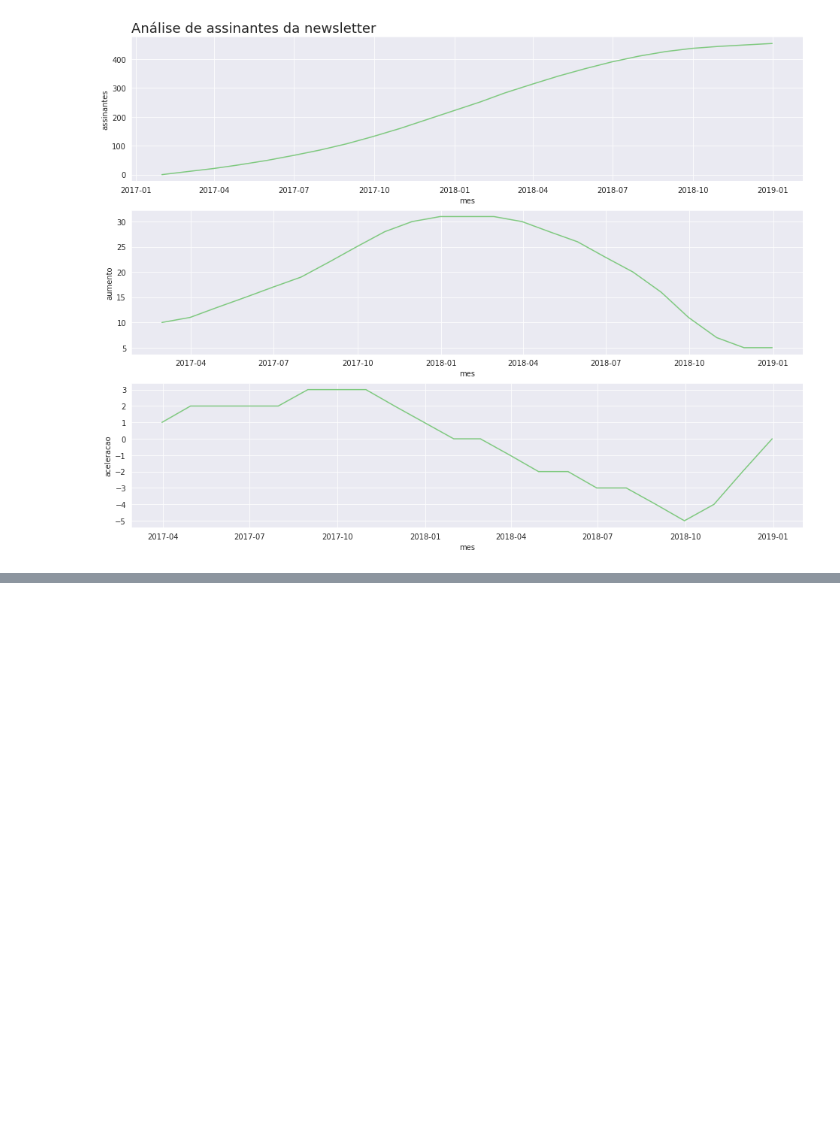
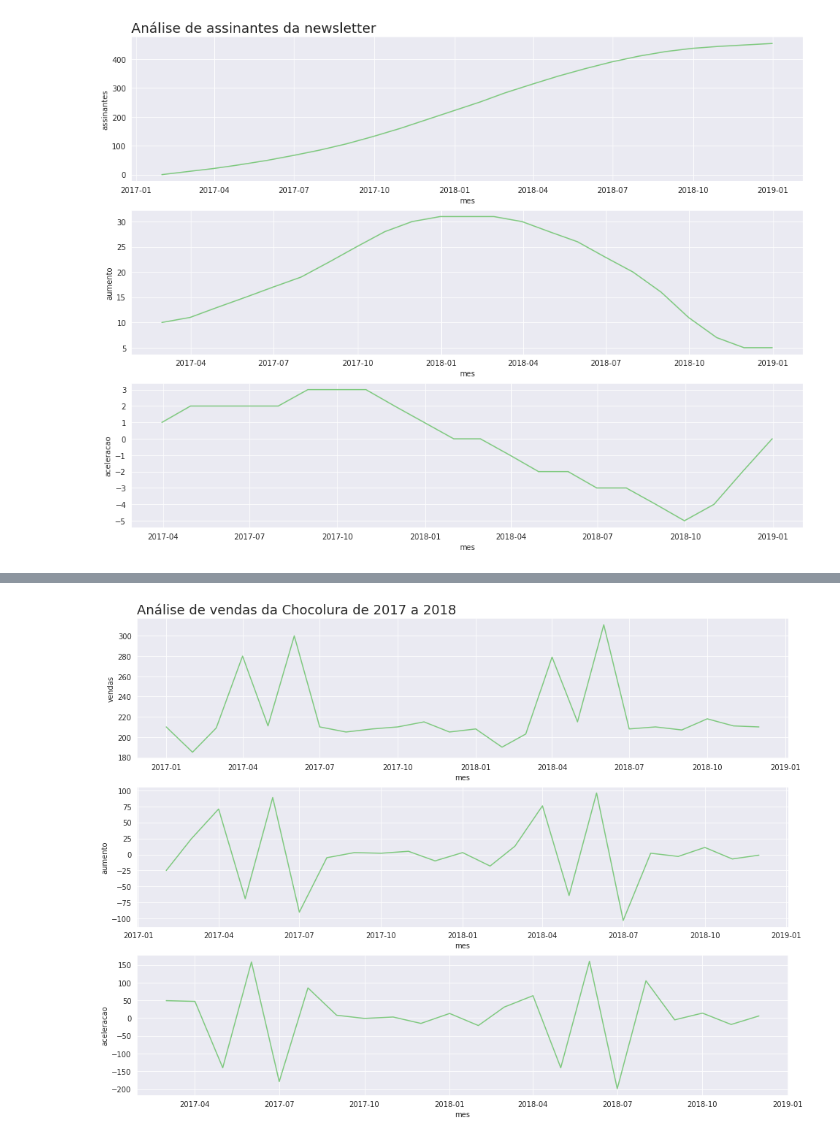
Before and after one commit to erikamarchi/data-science-introducao-a-analise-de-series-temporais, a Jupyter notebook: SeriesTemporais.ipynb, the cells around one changed output, grey strips where cells are left out. Saved outputs shown, nothing was run; the diff lists cells and outputs as text; code cells hidden in the pictures; blank space fills up the shorter version.

Commit message:
Analisa sazonalidade nas vendas de chocolate

```diff
--- a/SeriesTemporais.ipynb
+++ b/SeriesTemporais.ipynb
@@ -222,0 +225,4 @@ plot_comparacao('mes', 'assinantes', 'aumento', 'aceleracao', assinantes, 'Anál
+# %%
+chocolura = pd. read_csv('chocolura.csv')
+# %%
+chocolura['mes'] = pd.to_datetime(chocolura['mes'])
@@ -222,0 +235,4 @@ plot_comparacao('mes', 'assinantes', 'aumento', 'aceleracao', assinantes, 'Anál
+# %%
+chocolura['aumento']= chocolura ['vendas'].diff()
+chocolura['aceleracao']= chocolura ['aumento'].diff()
+chocolura.head()
@@ -222,0 +246,4 @@ plot_comparacao('mes', 'assinantes', 'aumento', 'aceleracao', assinantes, 'Anál
+# %%
+plot_comparacao('mes', 'vendas', 'aumento', 'aceleracao', chocolura, 'Análise de vendas da Chocolura de 2017 a 2018')
+# %% [output]
+[figure, added]
```
Also changed, not shown: parts of 3 cells of this notebook.
